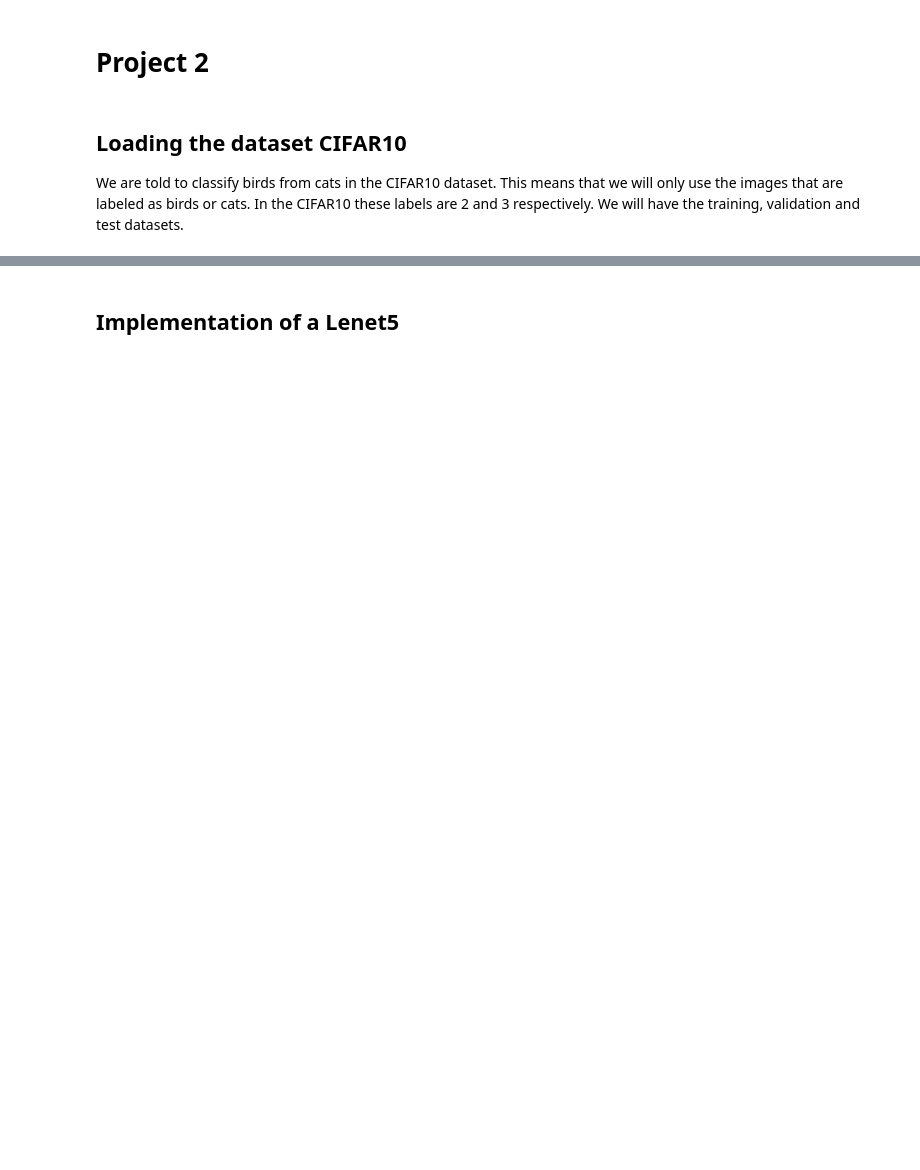
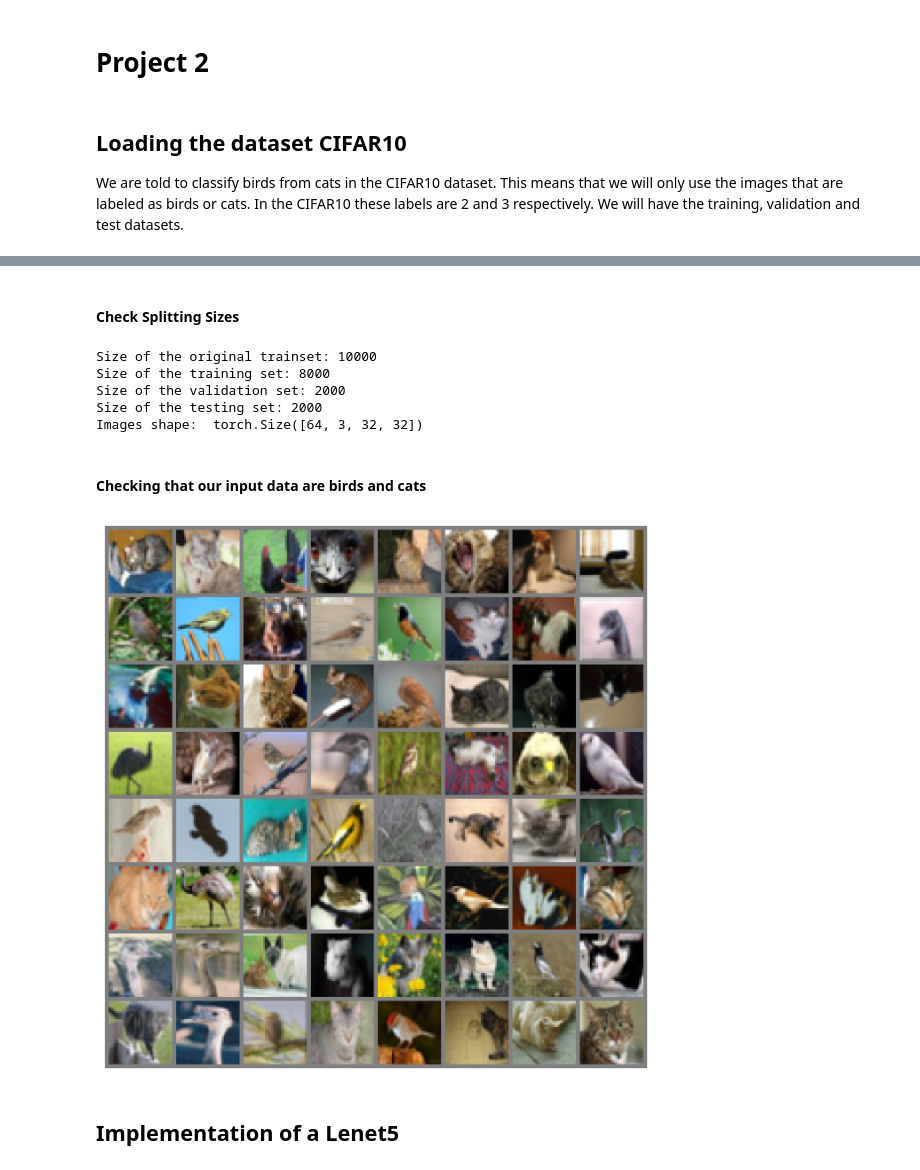
Before and after one commit to danitoribio/neural_networks, a Jupyter notebook: project2/Project2NN.ipynb, the cells around one changed output, grey strips where cells are left out. Cells and saved outputs as stored; diff of their text form; code cells hidden in the pictures; blank space fills up the shorter version.

Commit message:
Validation split done + image correctness checking

```diff
--- a/project2/Project2NN.ipynb
+++ b/project2/Project2NN.ipynb
@@ -51 +46,4 @@ Files already downloaded and verified
+# %%
+trainset = filter_by_bids_and_cats(trainset)
+testset = filter_by_bids_and_cats(testset)
 # %% [markdown]
@@ -53,3 +67,50 @@ Splitting the training into train and valid (80/20)
+# %%
+trainloader = DataLoader(train_subset, batch_size=64, shuffle=True, num_workers=2)
+# shuffle= True as we want the training to be loaded in a random order
+# num_workers=2 means that we use 2 sub-processes to load the data
+
+validloader = DataLoader(val_set, batch_size=64, shuffle=False, num_workers=2)
+testloader = DataLoader(testset, batch_size=64,shuffle=False, num_workers=2)
+# shuffle= False as we want our evaluation results to be in order, consisten.
+# %% [markdown]
+#### Check Splitting Sizes
+# %%
+print('Size of the original trainset:', len(trainset))
+
+print('Size of the training set:', len(train_subset))
+print('Size of the validation set:', len(val_set))
+print('Size of the testing set:', len(testset))
+
+#i want to see the first 10 rows
+dataiter = iter(validloader)
+images, labels = next(dataiter)
+print("Images shape: ",images.shape) # this is the shape of the image
+
+# [64, 3, 32, 32] 64 images, 3 channels, 32x32 pixels
+# %% [output]
+Size of the original trainset: 10000
+Size of the training set: 8000
+Size of the validation set: 2000
+Size of the testing set: 2000
+Images shape:  torch.Size([64, 3, 32, 32])
+# %% [markdown]
+#### Checking that our input data are birds and cats
+# %%
+# Define function to show images
+def imshow(img):
+    img = img / 2 + 0.5  # unnormalize
+    img = np.clip(img, 0, 1)
+    npimg = img.numpy()
+    plt.figure(figsize=(8, 8))  # Adjust the figure size here
+    plt.imshow(np.transpose(npimg, (1, 2, 0)), interpolation='nearest')
+
+    plt.axis('off')  # Turn off axis
+    plt.show()
+
+# Show images
+imshow(torchvision.utils.make_grid(images))
+# %% [output]
+[figure, added]
 # %% [markdown]
 ## Implementation of a Lenet5
 # %%
```
Also changed, not shown: parts of 25 cells of this notebook.
